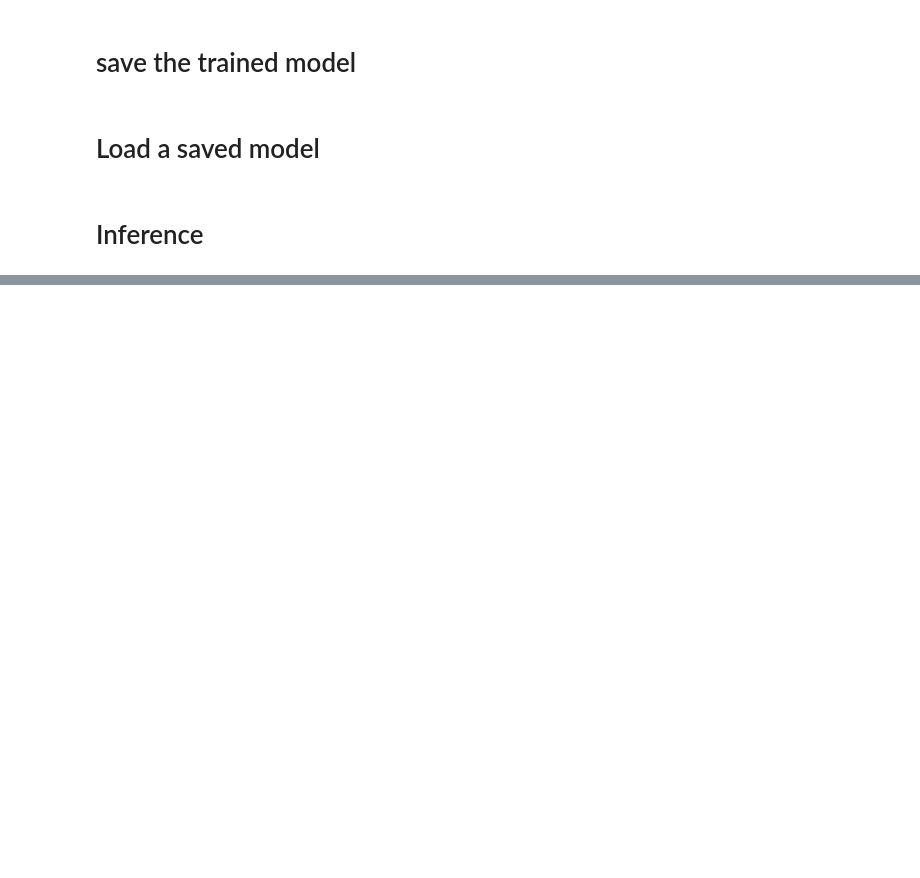
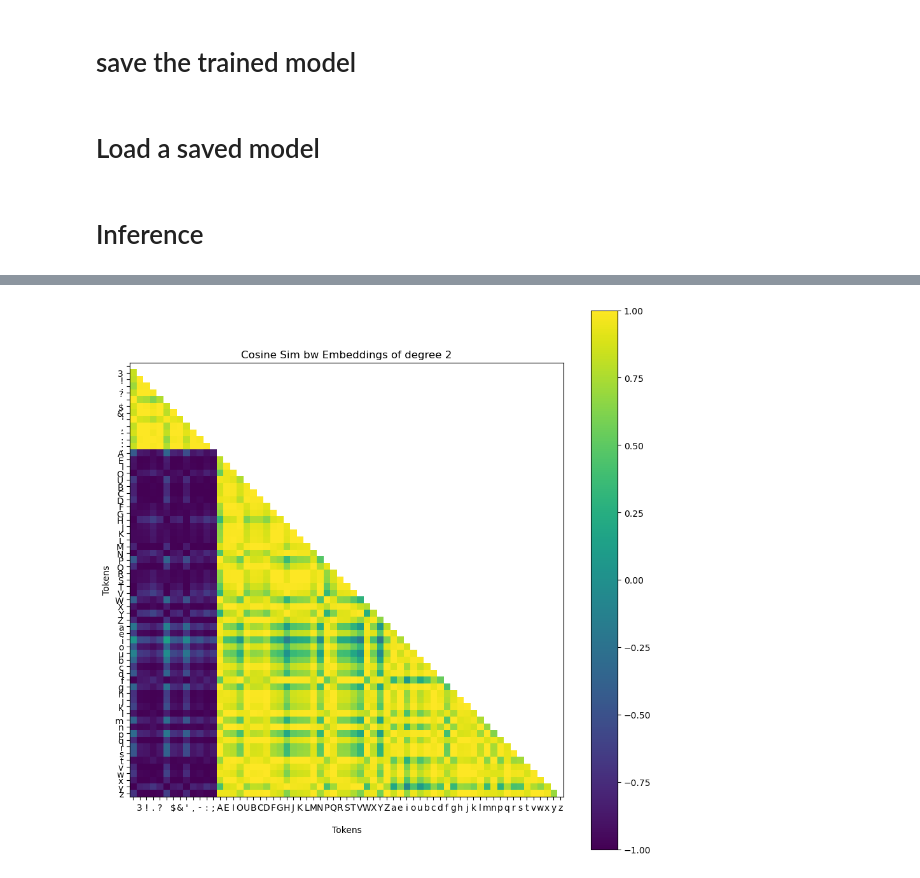
Before and after one commit to evintunador/matryoshkaGPT, a Jupyter notebook: imposed_hierarchical_embeddings_GPT.ipynb, the cells around one changed output, grey strips where cells are left out. Cells and saved outputs as stored; diff of their text form; code cells hidden in the pictures; blank space fills up the shorter version.

Commit message:
finished the imposed embeddings model (for now)

```diff
--- a/imposed_hierarchical_embeddings_GPT.ipynb
+++ b/imposed_hierarchical_embeddings_GPT.ipynb
@@ -64,7 +60,7 @@ l2 = 0.01 # multiplier for our L2 norm to encourage sparsity
 d = 32
 power_of_d = int(math.log2(d))
 # the smallest power of 2 we'll be considering as a matryoshka embedding
-min_power = 2 # Starting from 2^min_power
+min_power = 1 # Starting from 2^min_power
 nesting_list = [2**i for i in range(min_power, int(power_of_d) + 1)]
 print(nesting_list)
 # %% [output]
@@ -627,0 +778,15 @@ print(output_str)
+# %%
+# reordering chars so that it more clearly shows some of the categories i expect to emerge
+chars1 = ['\n', '3',
+          '!','.','?',
+          ' ', '$', '&', "'", ',', '-', ':', ';',
+        'A', 'E', 'I', 'O', 'U',
+        'B', 'C', 'D', 'F', 'G', 'H', 'J', 'K', 'L', 'M', 'N', 'P', 'Q', 'R', 'S', 'T', 'V', 'W', 'X', 'Y', 'Z',
+        'a', 'e', 'i', 'o', 'u',
+        'b', 'c', 'd', 'f', 'g', 'h', 'j', 'k', 'l', 'm', 'n', 'p', 'q', 'r', 's', 't', 'v', 'w', 'x', 'y', 'z']
+# %%
+# selecting for symbols vs letters
+save_path = f'images/{model.__class__.__name__}_b{b}_t{t}_d{d}_h{h}_l{l}_lr{lr}_drop{dropout}_l2-{l2}_min_power{min_power}_{time.strftime("%Y-%m-%d|%H-%M-%S")}_symbolsvsletters.png'
+plot_token_similarity(chars1, model, stoi, degree=min_power, size=11, save_path=None)
+# %% [output]
+[figure, added]
```
Also changed, not shown: parts of 21 cells of this notebook, 13 other files.
